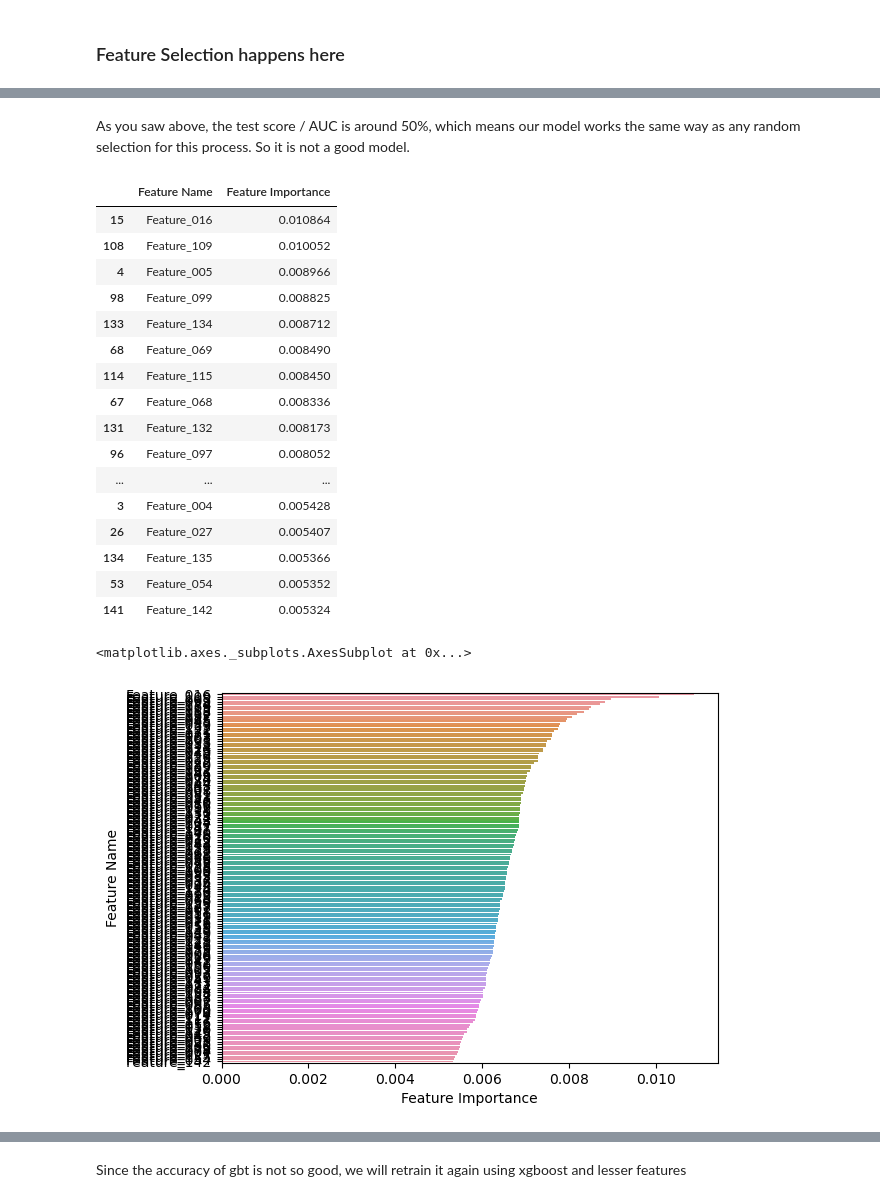
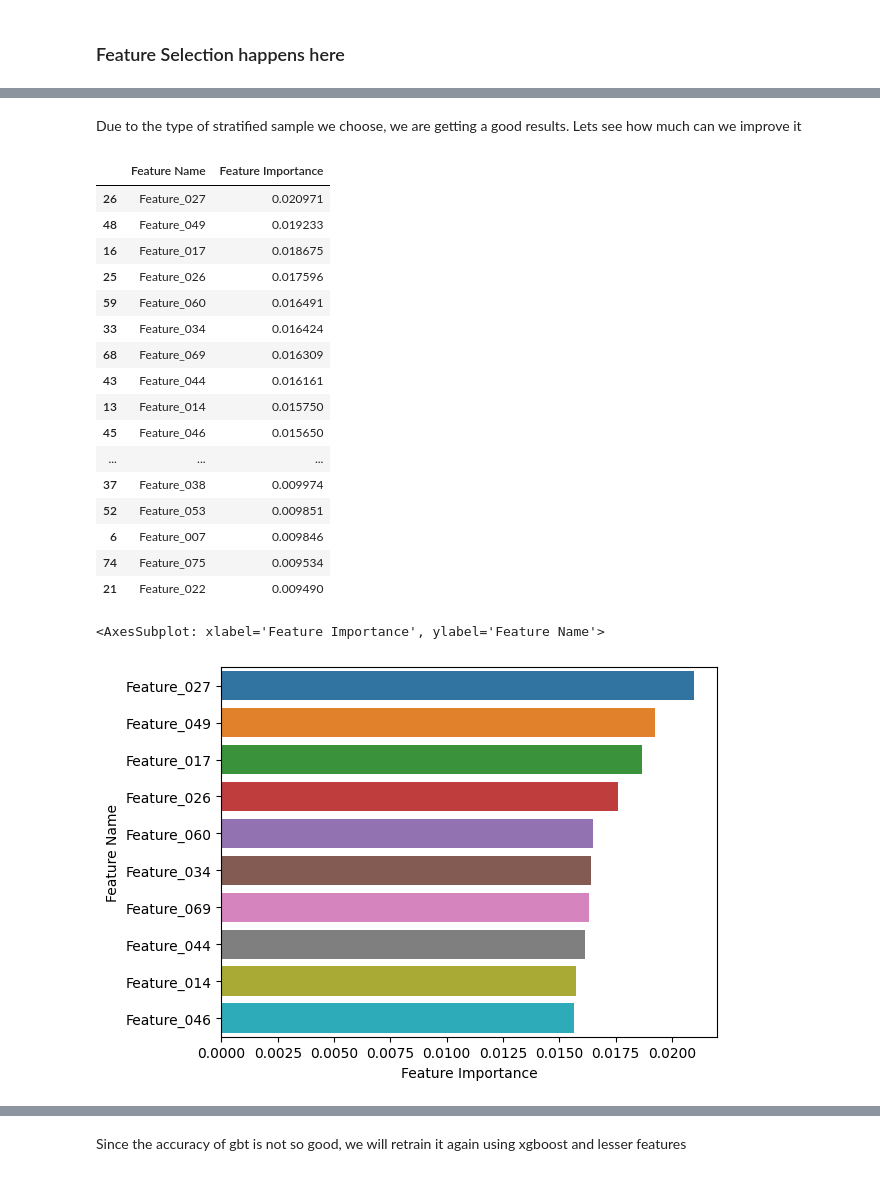
Before and after one commit to Ayushmanas/people-based-modelling, a Jupyter notebook: Modelling notebook.ipynb, the cells around one changed output, grey strips where cells are left out. Cells and saved outputs as stored; diff of their text form; code cells hidden in the pictures.

```diff
--- a/Modelling notebook.ipynb
+++ b/Modelling notebook.ipynb
@@ -25,11 +26,19 @@ seed=pd.read_csv('seed.csv')
 
 resp=pd.merge(seed, universe, 'left', 'User_ID')
 resp['label']=1
-size=resp.shape[0]
+
+
+# If we want to take ration of seed vs non seed (stratified sample), we do this:-
+#ratio = 1.5 # That mean I want my non responders to be 1.5 times than responders. This is usually the case with real scenarios, like a car showroom with seed as leads generated
+ratio=1.0
+size=int(resp.shape[0]*ratio)
 print(size)
+
 # Balanced size of seed
 non_resp=universe[~universe['User_ID'].isin(seed['User_ID'])].sample(size)
 non_resp['label']=0
+
+# Based on the size of seed, if it was less than 1k, we might had to oversample it using SMOTE
 
 # Modelling data
 modelinput = pd.concat([resp, non_resp], axis=0, ignore_index=True)
@@ -79,13 +88,13 @@ modelinput.head()
 # %%
 X_train, X_test, y_train, y_test = train_test_split(modelinput.drop(['label'], axis=1),
-                                                    modelinput['label'], test_size=0.2, random_state=1233)
+                                                    modelinput['label'], test_size=0.2, random_state=123)
 
 print(X_train.shape[0], X_train.shape[1])
 print(X_test.shape[0], X_test.shape[1])
 
 print("Train seed Responders: {}; Non Responders: {}".format(y_train.sum(), y_train.count()-y_train.sum()))
 
-scaler=MinMaxScaler()
+scaler=StandardScaler()
 
 scaled_train=scaler.fit_transform(X_train)
 scaled_test=scaler.transform(X_test)
@@ -106,8 +121,9 @@ Train seed Responders: 1202; Non Responders: 1198
 ### Feature Selection happens here
 # %%
 from sklearn.ensemble import RandomForestClassifier, GradientBoostingClassifier
-from sklearn.model_selection import RandomizedSearchCV
+from sklearn.model_selection import RandomizedSearchCV, StratifiedKFold
 from sklearn.metrics import roc_auc_score
+
 """
 We will be using Hyper Opt
 Hyperopt uses a form of Bayesian optimization for parameter tuning that allows you to get the best parameters
@@ -116,8 +132,10 @@ It can optimize a model with hundreds of parameters on a large scale.
 """
 
 # set parameter list
-n_estimators=[i for i in range(100,1100, 100)]
+n_estimators=[i for i in range(100,500, 100)]
 max_depth=[i for i in range(2,13,1)]
+
+cv = StratifiedKFold(n_splits=5)
 
 #create random grid
 rf_param = {
@@ -126,10 +144,10 @@ rf_param = {
 }
 
 # initiate model
-rf_clf=RandomForestClassifier()
+rf_clf=RandomForestClassifier(random_state=42)
 
 # Do a Random search for parameters
-rf_random = RandomizedSearchCV(estimator=rf_clf, param_distributions=rf_param, n_iter=30, cv=3, verbose=2, random_state=420, n_jobs=-1)
+rf_random = RandomizedSearchCV(estimator=rf_clf, param_distributions=rf_param, n_iter=30, cv=cv, verbose=1, random_state=42, n_jobs=-1)
 
 # Fit the model and show the best parameters
 rf_random.fit(scaled_train, y_train)
@@ -176,6 +191,5 @@ Test AUC is 0.5314791768523046
 # %% [markdown]
-As you saw above, the test score / AUC is around 50%, which means our model works the same way as any random selection for this process.
-So it is not a good model.
+Due to the type of stratified sample we choose, we are getting a good results. Lets see how much can we improve it
 # %%
 # save feature importances
 
@@ -195,28 +209,28 @@ pd.set_option("display.max_rows", None)
 rf_feature_table.sort_values(by='Feature Importance', ascending=False).head(200)
 # %% [output]
 |  | Feature Name | Feature Importance |
-| 15 | Feature_016 | 0.010864 |
-| 108 | Feature_109 | 0.010052 |
-| 4 | Feature_005 | 0.008966 |
-| 98 | Feature_099 | 0.008825 |
-| 133 | Feature_134 | 0.008712 |
-| 68 | Feature_069 | 0.008490 |
-| 114 | Feature_115 | 0.008450 |
-| 67 | Feature_068 | 0.008336 |
-| 131 | Feature_132 | 0.008173 |
-| 96 | Feature_097 | 0.008052 |
+| 26 | Feature_027 | 0.020971 |
+| 48 | Feature_049 | 0.019233 |
+| 16 | Feature_017 | 0.018675 |
+| 25 | Feature_026 | 0.017596 |
+| 59 | Feature_060 | 0.016491 |
+| 33 | Feature_034 | 0.016424 |
+| 68 | Feature_069 | 0.016309 |
+| 43 | Feature_044 | 0.016161 |
+| 13 | Feature_014 | 0.015750 |
+| 45 | Feature_046 | 0.015650 |
 | ... | ... | ... |
-| 3 | Feature_004 | 0.005428 |
-| 26 | Feature_027 | 0.005407 |
-| 134 | Feature_135 | 0.005366 |
-| 53 | Feature_054 | 0.005352 |
-| 141 | Feature_142 | 0.005324 |
+| 37 | Feature_038 | 0.009974 |
+| 52 | Feature_053 | 0.009851 |
+| 6 | Feature_007 | 0.009846 |
+| 74 | Feature_075 | 0.009534 |
+| 21 | Feature_022 | 0.009490 |
 # %%
 rf_feature_table_sorted=rf_feature_table.sort_values(by='Feature Importance', ascending=False)
-sns.barplot(y=rf_feature_table_sorted['Feature Name'].iloc[:],
-            x=rf_feature_table_sorted['Feature Importance'].iloc[:], orient='h')
+sns.barplot(y=rf_feature_table_sorted['Feature Name'].iloc[:10],
+            x=rf_feature_table_sorted['Feature Importance'].iloc[:10], orient='h')
 # %% [output]
-<matplotlib.axes._subplots.AxesSubplot at 0x...>
+<AxesSubplot: xlabel='Feature Importance', ylabel='Feature Name'>
-[figure, old version]
+[figure, new version]
 # %%
 rf_feature_table_sorted['Cumulative Feature Importance']=rf_feature_table_sorted['Feature Importance'].cumsum()
```
Also changed, not shown: parts of 23 cells of this notebook, 2 other files.
